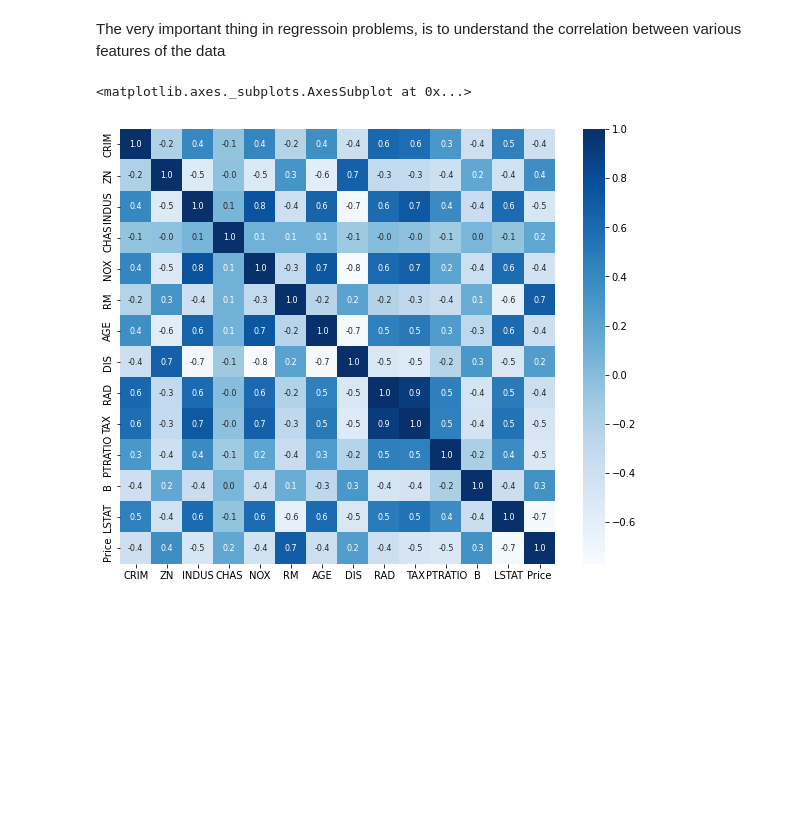
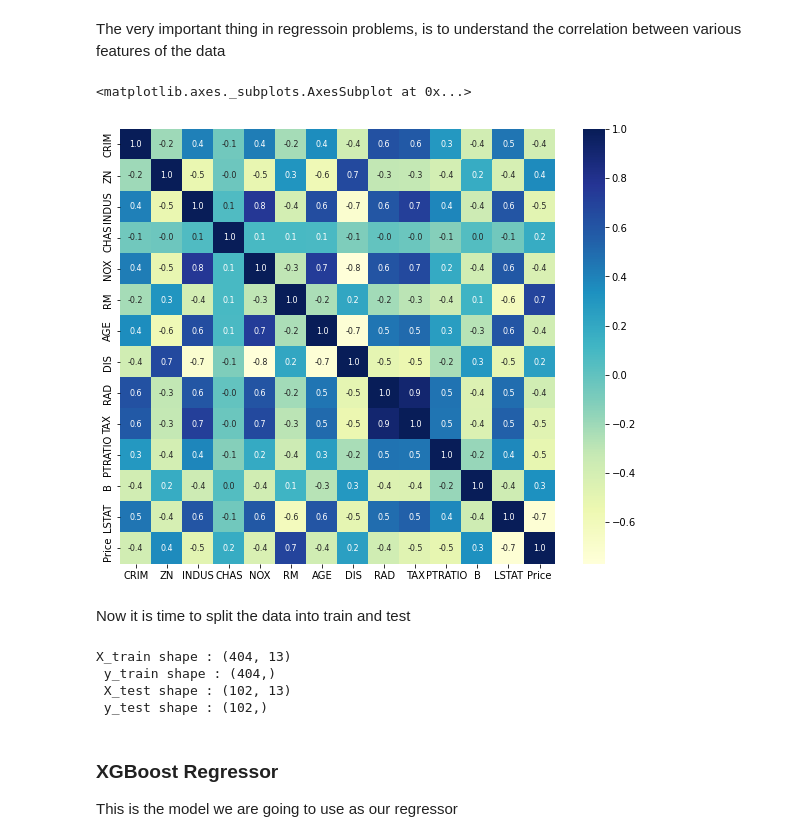
Before and after one commit to mirpouya/Boston-House-Price-Prediction-ML, a Jupyter notebook: Boston_House_Price_Prediction.ipynb, the cells around one changed output. Saved outputs shown, nothing was run; the diff lists cells and outputs as text; code cells hidden in the pictures; blank space fills up the shorter version.

```diff
--- a/Boston_House_Price_Prediction.ipynb
+++ b/Boston_House_Price_Prediction.ipynb
@@ -154,15 +154,15 @@ correlation = house_price_dataset.corr()
 # %%
 # heatmap to visualize correlations
 
 plt.figure(figsize=(10,8))
 
-sns.heatmap(correlation, cbar=2, square=2, fmt=".1f", annot=True, annot_kws={"size":8}, cmap="Blues")
+sns.heatmap(correlation, cbar=2, square=2, fmt=".1f", annot=True, annot_kws={"size":8}, cmap="YlGnBu")
 
 # cbar : color bar (the bar on the right size ranging from minus to positive one)
 # square : all the values show in a square
 # fmt : how many floating values to be shown
 # annot : annotation, writing features names in the left side
 # cmap : color map
 # %% [output]
 <matplotlib.axes._subplots.AxesSubplot at 0x...>
-[figure, old version]
+[figure, new version]
@@ -168,0 +174,2 @@ sns.heatmap(correlation, cbar=2, square=2, fmt=".1f", annot=True, annot_kws={"si
+# %% [markdown]
+Now it is time to split the data into train and test
@@ -168,0 +178,10 @@ sns.heatmap(correlation, cbar=2, square=2, fmt=".1f", annot=True, annot_kws={"si
+# %%
+print( "X_train shape : {}\n y_train shape : {}\n X_test shape : {}\n y_test shape : {}".format(X_train.shape, y_train.shape, X_test.shape, y_test.shape))
+# %% [output]
+X_train shape : (404, 13)
+ y_train shape : (404,)
+ X_test shape : (102, 13)
+ y_test shape : (102,)
+# %% [markdown]
+<h3> XGBoost Regressor </h3>
+This is the model we are going to use as our regressor
```
Also changed, not shown: parts of 10 cells of this notebook.
